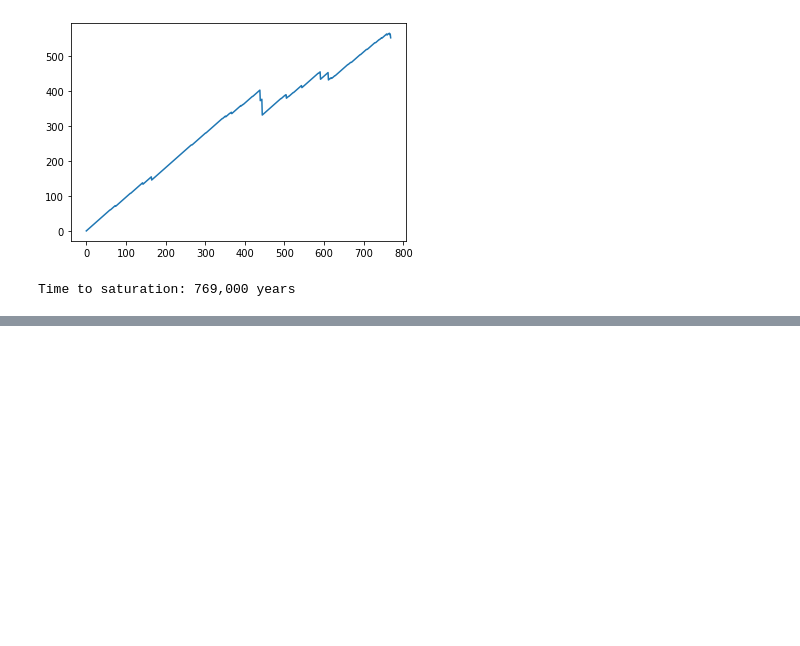
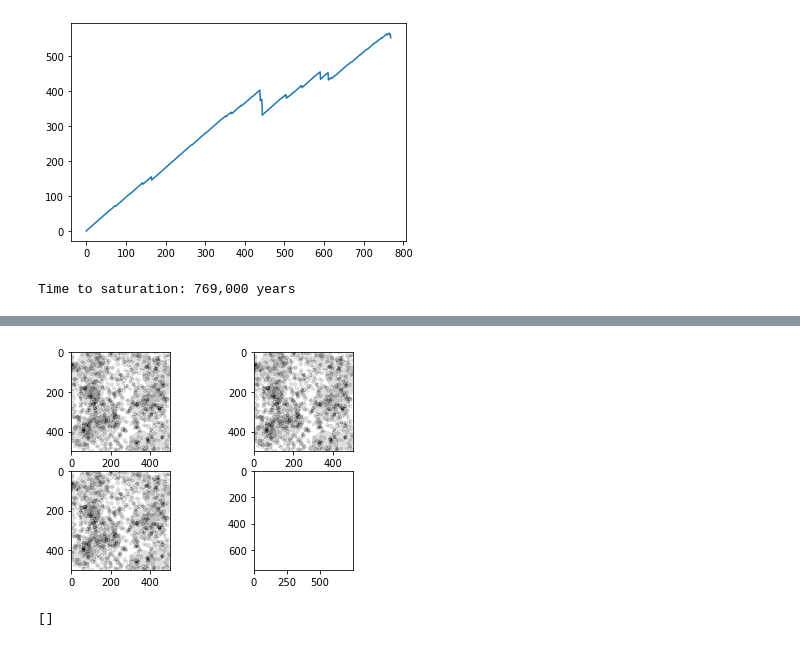
Before and after one commit to CarthagoDelendaEst58/ASTR3750FinalProject, a Jupyter notebook: Dumitrescu_CourseProject.ipynb, the cells around one changed output, grey strips where cells are left out. Saved outputs shown, nothing was run; the diff lists cells and outputs as text; code cells hidden in the pictures; blank space fills up the shorter version.

```diff
--- a/Dumitrescu_CourseProject.ipynb
+++ b/Dumitrescu_CourseProject.ipynb
@@ -19,16 +20,16 @@ def getCraterSize():
 
     return size
 
-def plotSimulation(sim):
+def plotSimulation(simulation):
     fig, axs = plt.subplots(2, 2)
-    axs[0, 0].imshow(sim.saturated_25, cmap='binary', interpolation='none')
-    axs[0, 1].imshow(sim.saturated_50, cmap='binary', interpolation='none')
-    axs[1, 0].imshow(sim.saturated_75, cmap='binary', interpolation='none')
-    axs[1, 1].imshow(sim.state, cmap='binary', interpolation='none')
+    axs[0, 0].imshow(simulation.saturated_25, cmap='binary', interpolation='none')
+    axs[0, 1].imshow(simulation.saturated_50, cmap='binary', interpolation='none')
+    axs[1, 0].imshow(simulation.saturated_75, cmap='binary', interpolation='none')
+    axs[1, 1].imshow(simulation.state, cmap='binary', interpolation='none')
     plt.show()
 
-def plotCratersEvident(sim):
-    plt.plot(sim.craters_evident)
+def plotCratersEvident(simulation):
+    plt.plot(simulation.craters_evident)
     plt.show()
 
 class CraterSimulation:
@@ -84,7 +85,6 @@ class CraterSimulation:
         return math.sqrt((abs(sector1[0]-sector2[0]))**2 + (abs(sector1[1]-sector2[1]))**2)
 
     def craterIsCovered(self, crater):
-        # print(crater)
         for value in crater.values():
             if value == 0:
                 return 0
@@ -95,7 +95,6 @@ class CraterSimulation:
 
         for sector in crater:
             for key, old_crater in self.craters.items():
-                # print(f'key:{key}, t:{self.t}')
                 if key == self.t:
                     pass
                 elif sector in old_crater:
@@ -120,15 +119,13 @@ class CraterSimulation:
         return is_evident
 
     def runSim(self, threshold):
-        saturation = 0.0
-        while saturation < threshold:
+        while self.getSaturation() < threshold:
             self.t += 1
             impact_size = self.getCraterSize()
             impact_x = int(np.random.random()*self.surface_size)
             impact_y = int(np.random.random()*self.surface_size)
             self.impact(impact_size, impact_x, impact_y)
             self.craters_evident.append(len(self.craters.keys()))
-            saturation = self.getSaturation()
 
         return copy.deepcopy(self.state)
 
@@ -154,0 +159,11 @@ Time to saturation: 769,000 years
+# %%
+sim2 = CraterSimulation(getCraterSize, 750, 90)
+sim2.start()
+# %%
+plotSimulation(sim2)
+# %% [output]
+[figure, added]
+# %%
+print(sim2.saturated_25)
+# %% [output]
+[]
```
Also changed, not shown: parts of 3 cells of this notebook.
